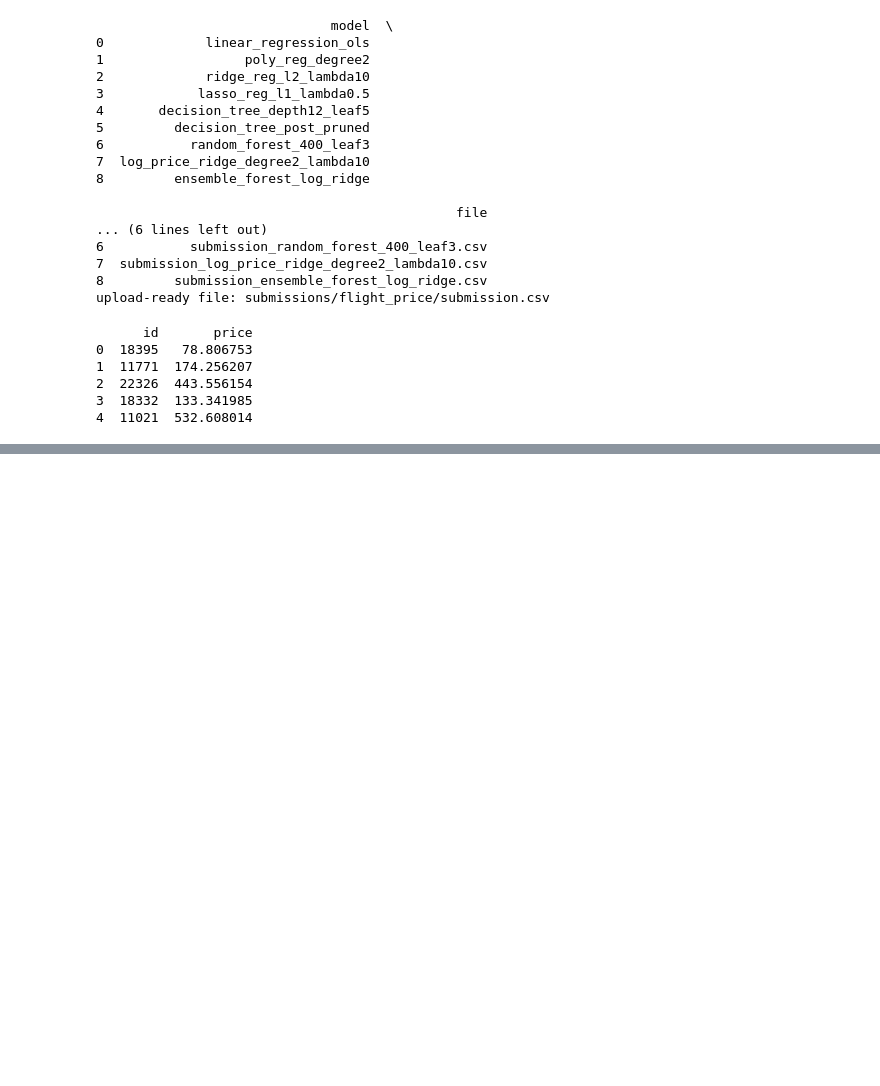
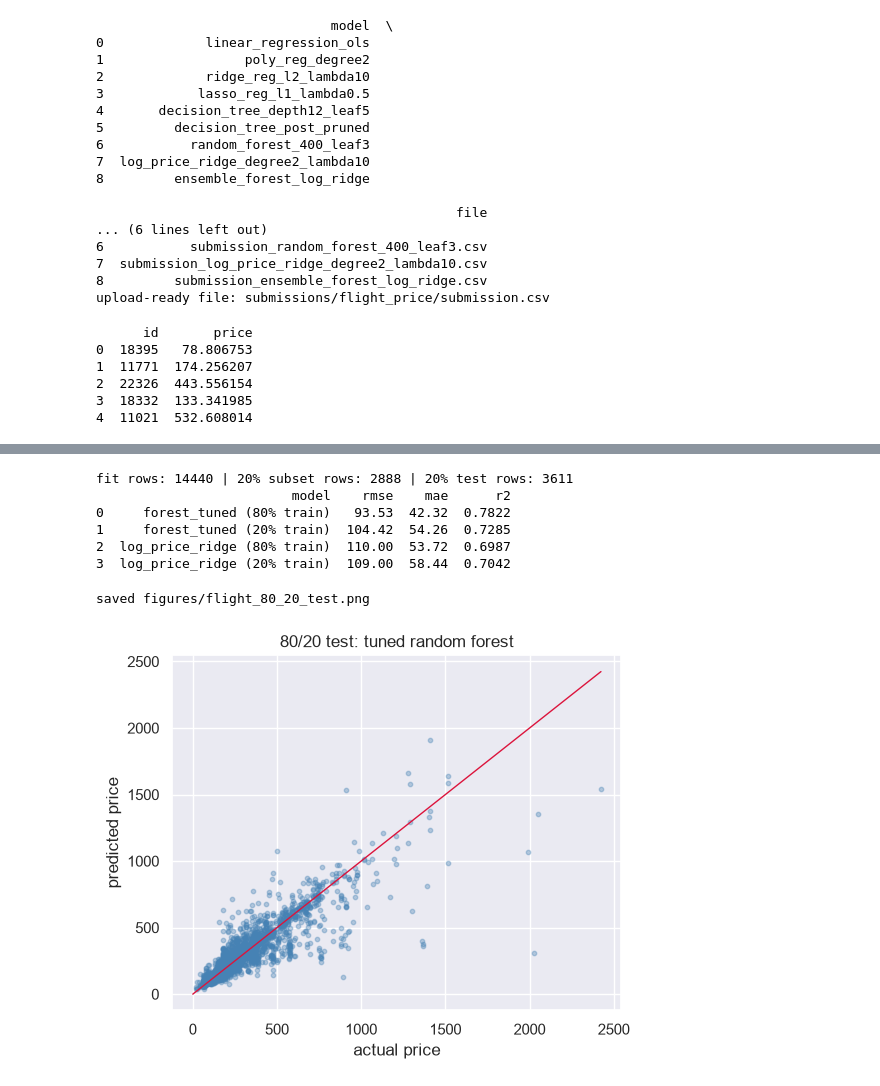
Before and after one commit to TimeATronics/AIT511_Project1, a Jupyter notebook: notebooks/mt2026012-flight-price-prediction.ipynb, the cells around one changed output, grey strips where cells are left out. Cells and saved outputs as stored; diff of their text form; code cells hidden in the pictures; blank space fills up the shorter version.

```diff
--- a/notebooks/mt2026012-flight-price-prediction.ipynb
+++ b/notebooks/mt2026012-flight-price-prediction.ipynb
@@ -1171,0 +1276,50 @@ upload-ready file: submissions/flight_price/submission.csv
+# %%
+from sklearn.metrics import mean_absolute_error, mean_squared_error, r2_score
+from sklearn.model_selection import train_test_split
+
+X_fit, X_hold, y_fit, y_hold = train_test_split(
+    X_tune_train, y_train, test_size=0.2, random_state=SEED
+)
+small = X_fit.sample(frac=0.2, random_state=SEED)
+X_small, y_small = small, y_fit.loc[small.index]
+print("fit rows:", len(X_fit), "| 20% subset rows:", len(X_small), "| 20% test rows:", len(X_hold))
+
+test_rows = []
+for label, model, features_fit, target_fit in [
+    ("forest_tuned (80% train)", forest_tuned, X_fit, y_fit),
+    ("forest_tuned (20% train)", forest_tuned, X_small, y_small),
+    ("log_price_ridge (80% train)", ridge_extended, X_fit, y_fit),
+    ("log_price_ridge (20% train)", ridge_extended, X_small, y_small),
+]:
+    fitted = clone(model).fit(features_fit, target_fit)
+    predictions = fitted.predict(X_hold)
+    test_rows.append({
+        "model": label,
+        "rmse": round(float(np.sqrt(mean_squared_error(y_hold, predictions))), 2),
+        "mae": round(float(mean_absolute_error(y_hold, predictions)), 2),
+        "r2": round(float(r2_score(y_hold, predictions)), 4),
+    })
+test_table = pd.DataFrame(test_rows)
+show_table(test_table)
+# %% [output]
+fit rows: 14440 | 20% subset rows: 2888 | 20% test rows: 3611
+                         model    rmse    mae      r2
+0     forest_tuned (80% train)   93.53  42.32  0.7822
+1     forest_tuned (20% train)  104.42  54.26  0.7285
+2  log_price_ridge (80% train)  110.00  53.72  0.6987
+3  log_price_ridge (20% train)  109.00  58.44  0.7042
+# %%
+fitted = clone(forest_tuned).fit(X_fit, y_fit)
+predictions = fitted.predict(X_hold)
+
+fig, ax = plt.subplots(figsize=(5.6, 4.6))
+ax.scatter(y_hold, predictions, s=10, alpha=0.35, color="steelblue")
+upper = float(max(y_hold.max(), predictions.max()))
+ax.plot([0, upper], [0, upper], color="crimson", lw=1)
+ax.set_xlabel("actual price")
+ax.set_ylabel("predicted price")
+ax.set_title("80/20 test: tuned random forest")
+save_figure(fig, "flight_80_20_test.png")
+# %% [output]
+saved figures/flight_80_20_test.png
+[figure, added]
```
Also changed, not shown: parts of 6 cells of this notebook, 13 other files.
